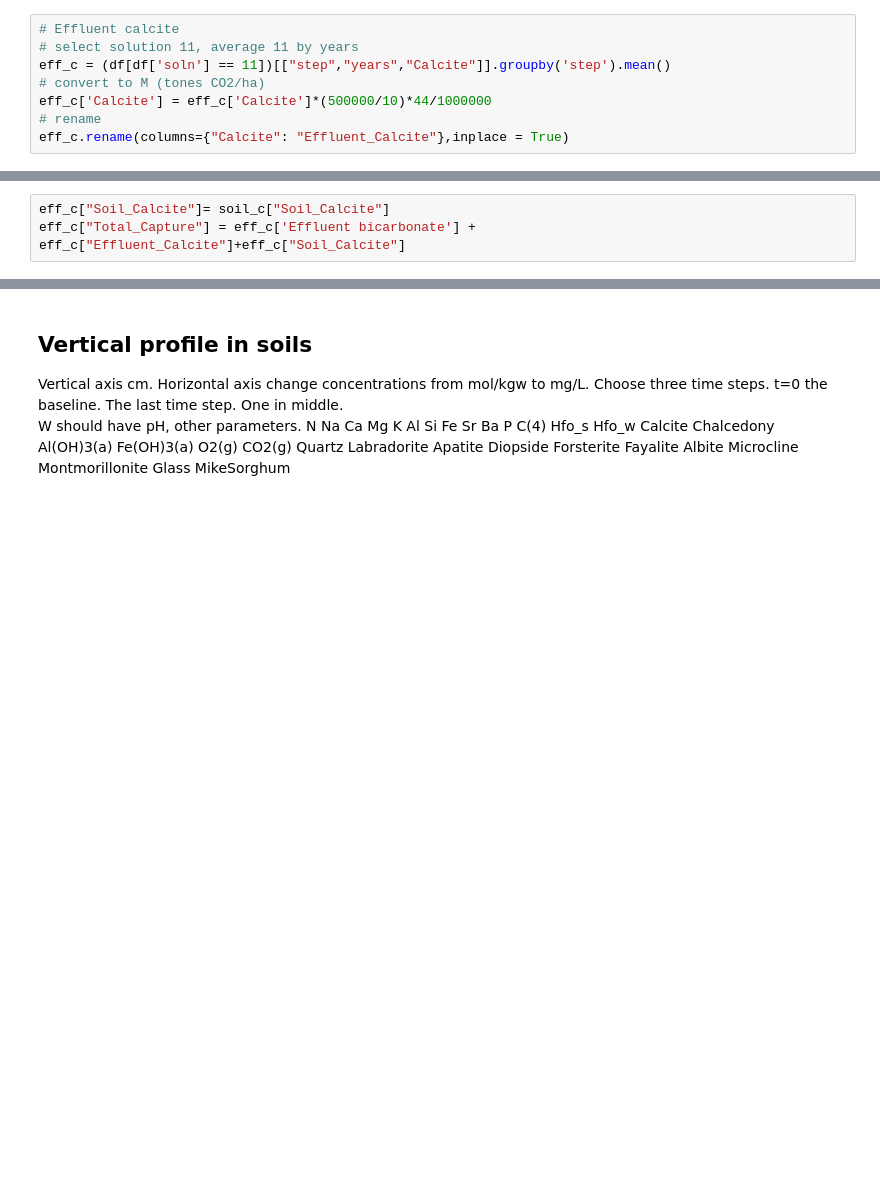
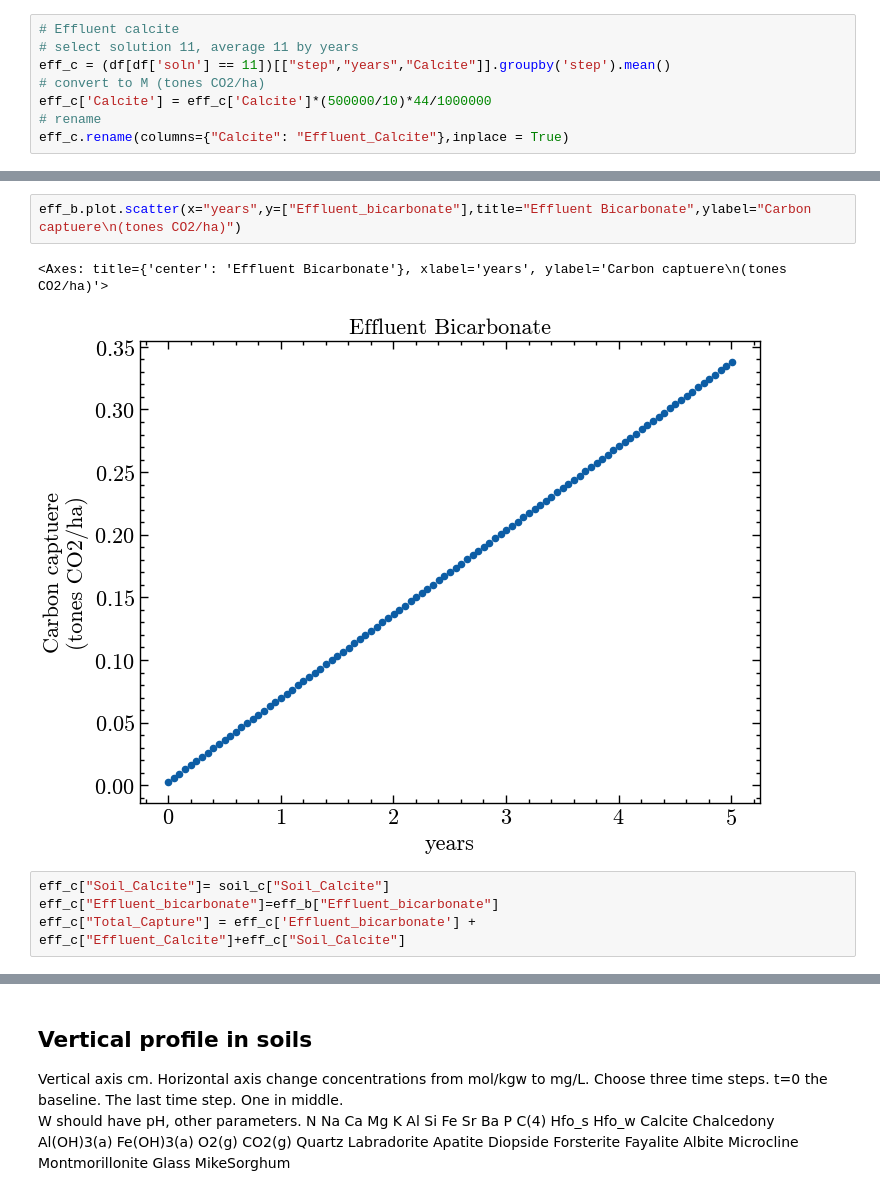
Before and after one commit to Geochemical-Modeling/PHREEQC_dataviz, a Jupyter notebook: viz_job001.ipynb, the cells around one changed output, grey strips where cells are left out. Saved outputs shown, nothing was run; the diff lists cells and outputs as text; blank space fills up the shorter version.

```diff
--- a/viz_job001.ipynb
+++ b/viz_job001.ipynb
@@ -98,6 +98,12 @@ eff_c.plot.scatter(x="years",y=["Effluent bicarbonate"],ylabel="Carbon captuere\
+# %%
+eff_b.plot.scatter(x="years",y=["Effluent_bicarbonate"],title="Effluent Bicarbonate",ylabel="Carbon captuere\n(tones CO2/ha)")
+# %% [output]
+<Axes: title={'center': 'Effluent Bicarbonate'}, xlabel='years', ylabel='Carbon captuere\n(tones CO2/ha)'>
+[figure, added]
 # %%
 eff_c["Soil_Calcite"]= soil_c["Soil_Calcite"]
-eff_c["Total_Capture"] = eff_c['Effluent bicarbonate'] + eff_c["Effluent_Calcite"]+eff_c["Soil_Calcite"]
+eff_c["Effluent_bicarbonate"]=eff_b["Effluent_bicarbonate"]
+eff_c["Total_Capture"] = eff_c['Effluent_bicarbonate'] + eff_c["Effluent_Calcite"]+eff_c["Soil_Calcite"]
 # %%
 eff_c.plot.scatter(x="years",y=["Total_Capture"],ylabel="Carbon captuere\n(tones CO2/ha)")
 # %% [output]
```
Also changed, not shown: parts of 14 cells of this notebook.
